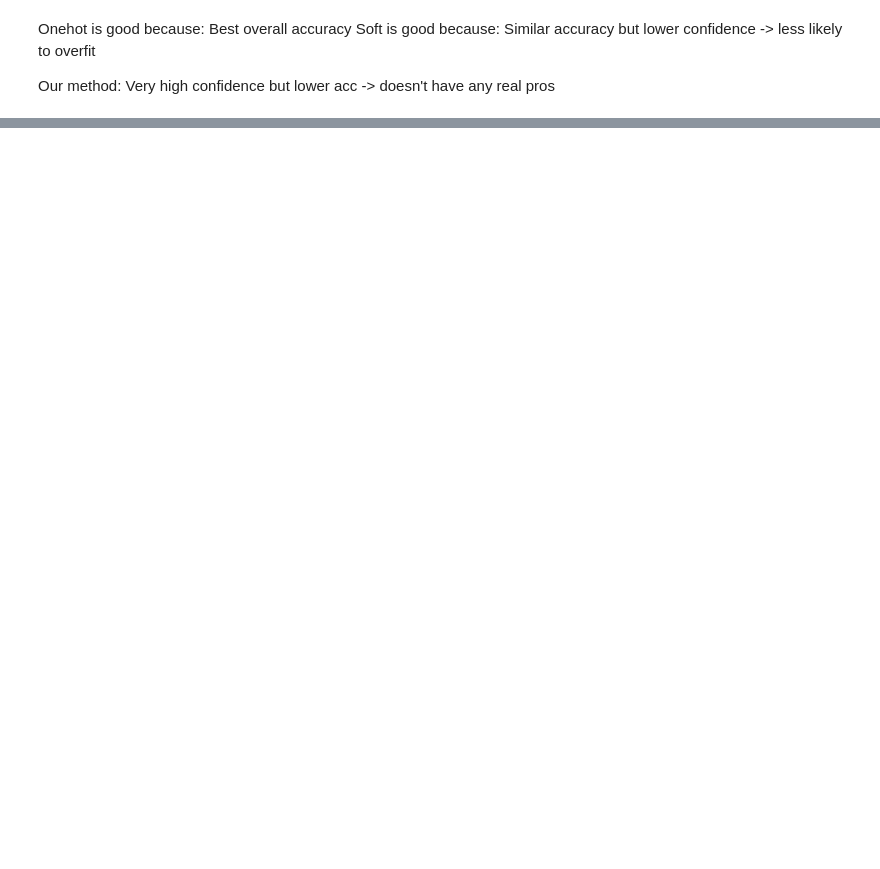
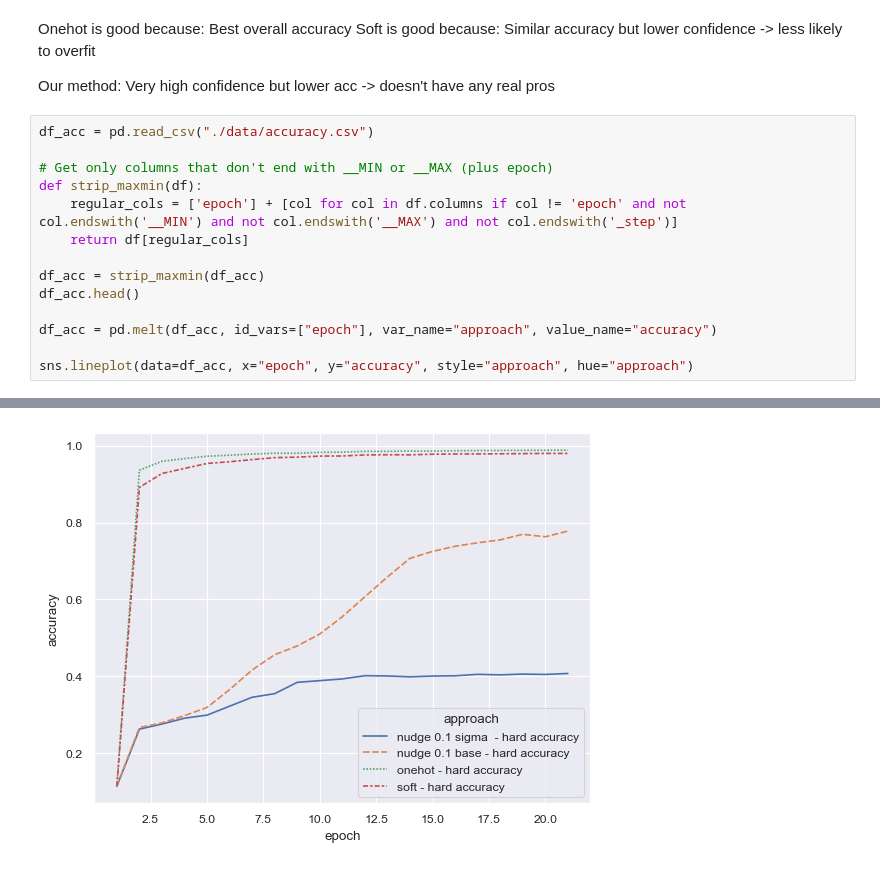
Before and after one commit to Zitronekoma30/nc-target-values, a Jupyter notebook: graphs/vis.ipynb, the cells around one changed output, grey strips where cells are left out. Drawn from its saved outputs; the diff is of its cells as text; blank space fills up the shorter version.

```diff
--- a/graphs/vis.ipynb
+++ b/graphs/vis.ipynb
@@ -104,3 +106,18 @@ Onehot is good because: Best overall accuracy
 Soft is good because: Similar accuracy but lower confidence -> less likely to overfit
 
 Our method: Very high confidence but lower acc -> doesn't have any real pros
+# %%
+df_acc = pd.read_csv("./data/accuracy.csv")
+
+# Get only columns that don't end with __MIN or __MAX (plus epoch)
+def strip_maxmin(df):
+    regular_cols = ['epoch'] + [col for col in df.columns if col != 'epoch' and not col.endswith('__MIN') and not col.endswith('__MAX') and not col.endswith('_step')]
+    return df[regular_cols]
+
+df_acc = strip_maxmin(df_acc)
+df_acc.head()
+
+df_acc = pd.melt(df_acc, id_vars=["epoch"], var_name="approach", value_name="accuracy")
+
+sns.lineplot(data=df_acc, x="epoch", y="accuracy", style="approach", hue="approach")
+# %% [output]
@@ -106,0 +125 @@ Our method: Very high confidence but lower acc -> doesn't have any real pros
+[figure, added]
```
Also changed, not shown: parts of 6 cells of this notebook, 3 other files.
